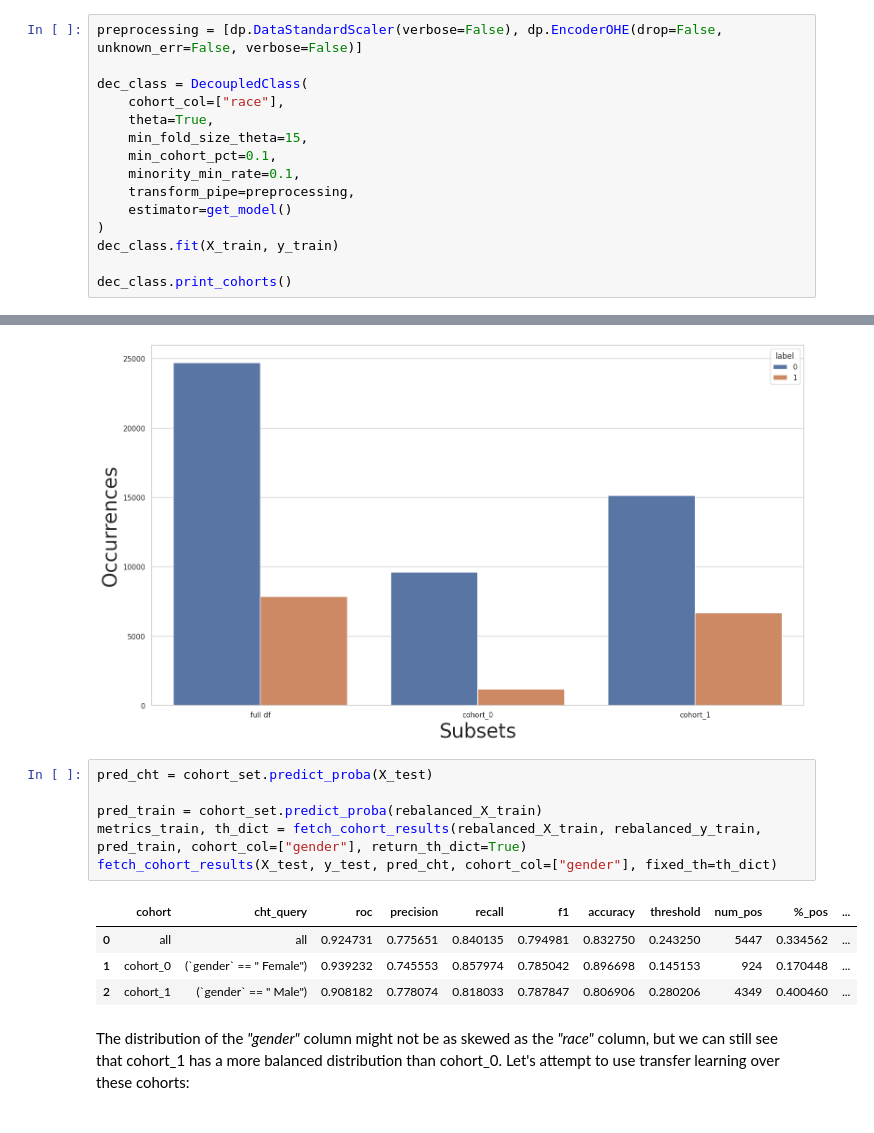
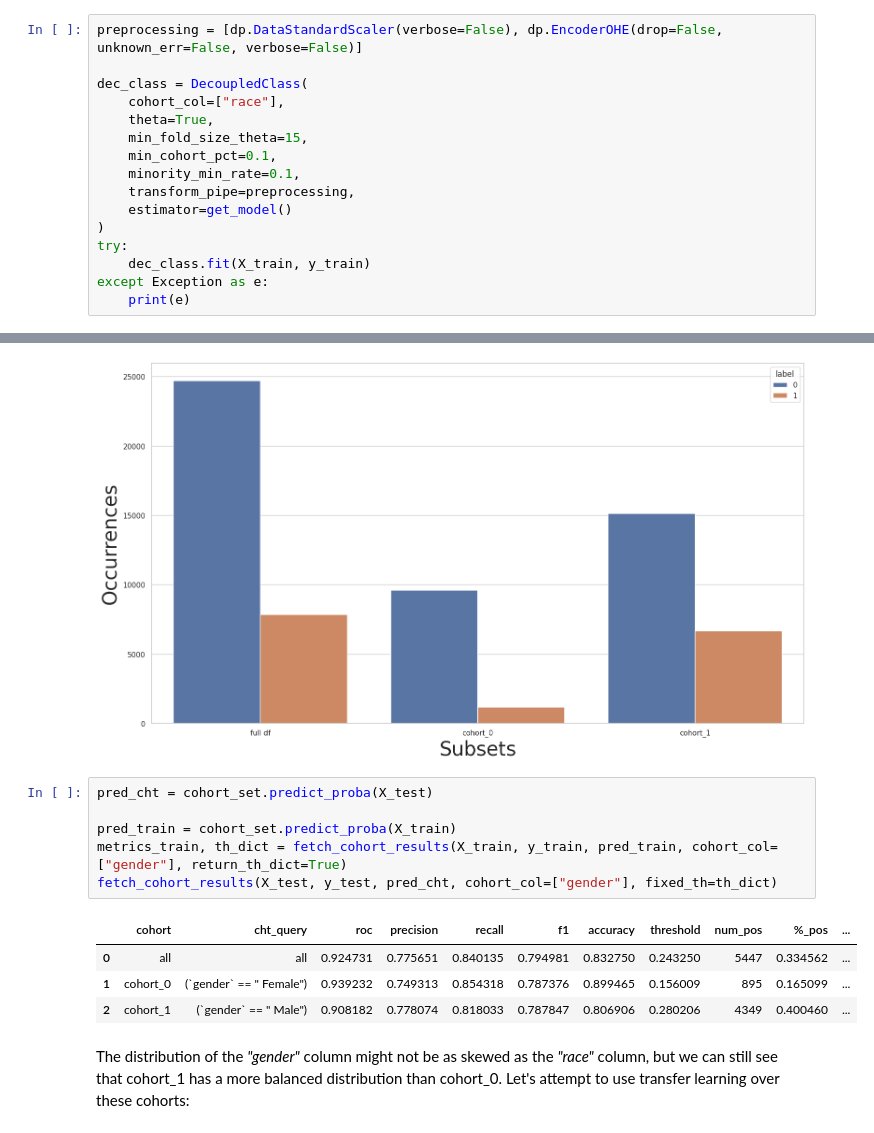
Before and after one commit to microsoft/responsible-ai-toolbox-mitigations, a Jupyter notebook: notebooks/cohort/case_study/decoupled_class/case_2.ipynb, the cells around one changed output, grey strips where cells are left out. Drawn from its saved outputs; the diff is of its cells as text.

```diff
--- a/notebooks/cohort/case_study/decoupled_class/case_2.ipynb
+++ b/notebooks/cohort/case_study/decoupled_class/case_2.ipynb
@@ -118,9 +120,10 @@ dec_class = DecoupledClass(
     transform_pipe=preprocessing,
     estimator=get_model()
 )
-dec_class.fit(X_train, y_train)
-
-dec_class.print_cohorts()
+try:
+    dec_class.fit(X_train, y_train)
+except Exception as e:
+    print(e)
 # %% [output]
 INVALID COHORTS:
 cohort_3:
@@ -305,13 +308,13 @@ Name: income, dtype: int64
 # %%
 pred_cht = cohort_set.predict_proba(X_test)
 
-pred_train = cohort_set.predict_proba(rebalanced_X_train)
-metrics_train, th_dict = fetch_cohort_results(rebalanced_X_train, rebalanced_y_train, pred_train, cohort_col=["gender"], return_th_dict=True)
+pred_train = cohort_set.predict_proba(X_train)
+metrics_train, th_dict = fetch_cohort_results(X_train, y_train, pred_train, cohort_col=["gender"], return_th_dict=True)
 fetch_cohort_results(X_test, y_test, pred_cht, cohort_col=["gender"], fixed_th=th_dict)
 # %% [output]
 |  | cohort | cht_query | roc | precision | recall | f1 | accuracy | threshold | num_pos | %_pos | ... |
 | 0 | all | all | 0.924731 | 0.775651 | 0.840135 | 0.794981 | 0.832750 | 0.243250 | 5447 | 0.334562 | ... |
-| 1 | cohort_0 | (`gender` == " Female") | 0.939232 | 0.745553 | 0.857974 | 0.785042 | 0.896698 | 0.145153 | 924 | 0.170448 | ... |
+| 1 | cohort_0 | (`gender` == " Female") | 0.939232 | 0.749313 | 0.854318 | 0.787376 | 0.899465 | 0.156009 | 895 | 0.165099 | ... |
 | 2 | cohort_1 | (`gender` == " Male") | 0.908182 | 0.778074 | 0.818033 | 0.787847 | 0.806906 | 0.280206 | 4349 | 0.400460 | ... |
 # %% [markdown]
 The distribution of the *"gender"* column might not be as skewed as the *"race"* column, but we can still see that cohort_1 has a more balanced distribution than cohort_0. Let's attempt to use transfer learning over these cohorts:
```
Also changed, not shown: parts of 16 cells of this notebook, 8 other files.
